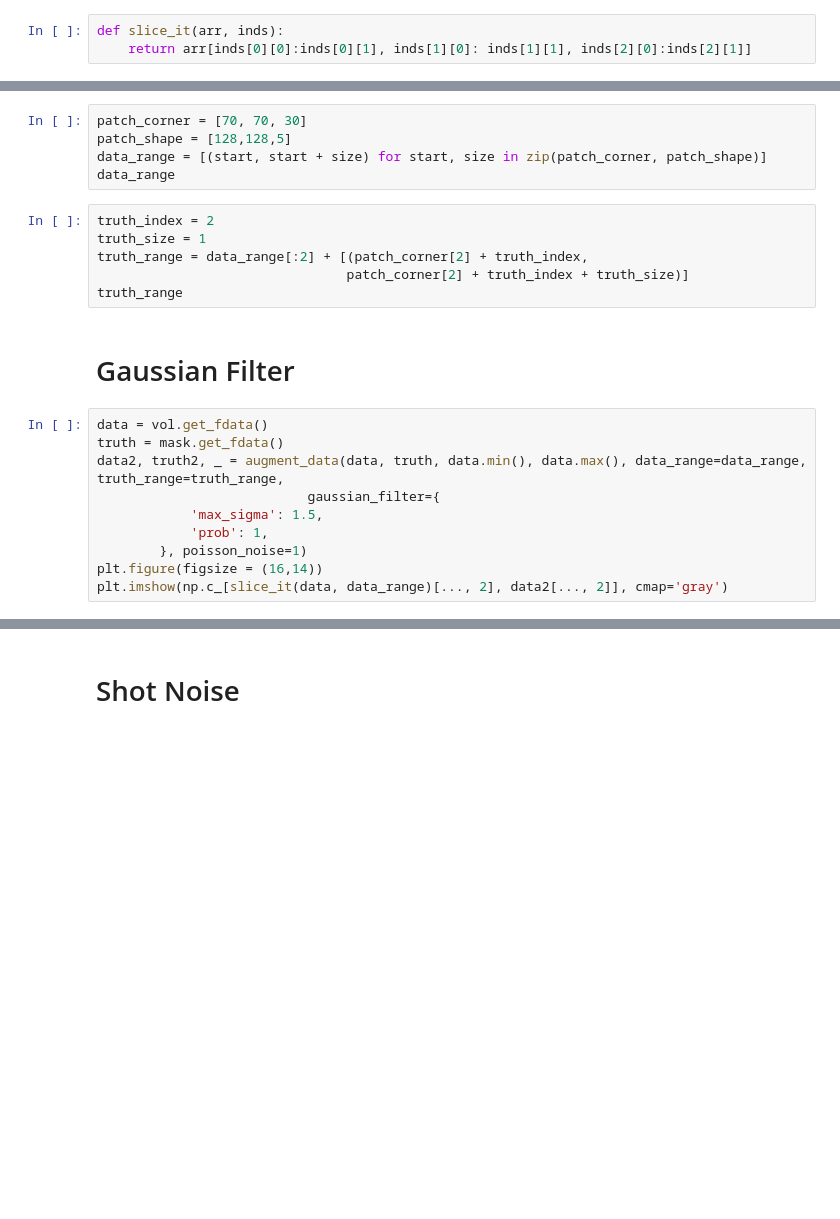
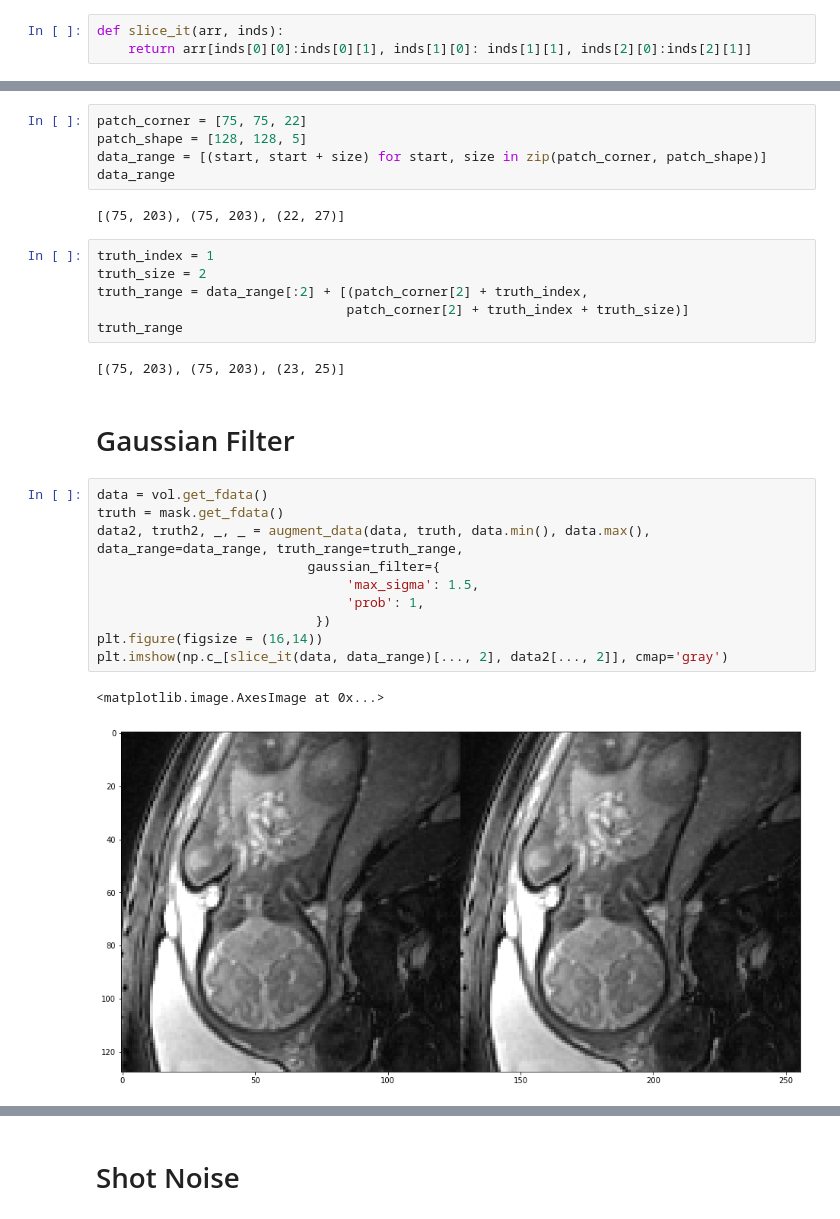
Before and after one commit to GalDude33/Fetal-MRI-Segmentation, a Jupyter notebook: notebooks/Check_Augmentations.ipynb, the cells around one changed output, grey strips where cells are left out. Saved outputs shown, nothing was run; the diff lists cells and outputs as text; blank space fills up the shorter version.

Commit message:
Augmentations notebook with samples

```diff
--- a/notebooks/Check_Augmentations.ipynb
+++ b/notebooks/Check_Augmentations.ipynb
@@ -18,23 +38,30 @@ vol.shape
 # %%
-patch_corner = [70, 70, 30]
-patch_shape = [128,128,5]
+patch_corner = [75, 75, 22]
+patch_shape = [128, 128, 5]
 data_range = [(start, start + size) for start, size in zip(patch_corner, patch_shape)]
 data_range
+# %% [output]
+[(75, 203), (75, 203), (22, 27)]
 # %%
-truth_index = 2
-truth_size = 1
+truth_index = 1
+truth_size = 2
 truth_range = data_range[:2] + [(patch_corner[2] + truth_index,
                                 patch_corner[2] + truth_index + truth_size)]
 truth_range
+# %% [output]
+[(75, 203), (75, 203), (23, 25)]
 # %% [markdown]
 # Gaussian Filter
 # %%
 data = vol.get_fdata()
 truth = mask.get_fdata()
-data2, truth2, _ = augment_data(data, truth, data.min(), data.max(), data_range=data_range, truth_range=truth_range,
+data2, truth2, _, _ = augment_data(data, truth, data.min(), data.max(), data_range=data_range, truth_range=truth_range,
                            gaussian_filter={
-            'max_sigma': 1.5,
-            'prob': 1,
-        }, poisson_noise=1)
+                                'max_sigma': 1.5,
+                                'prob': 1,
+                            })
 plt.figure(figsize = (16,14))
 plt.imshow(np.c_[slice_it(data, data_range)[..., 2], data2[..., 2]], cmap='gray')
+# %% [output]
+<matplotlib.image.AxesImage at 0x...>
+[figure, added]
```
Also changed, not shown: parts of 21 cells of this notebook.
